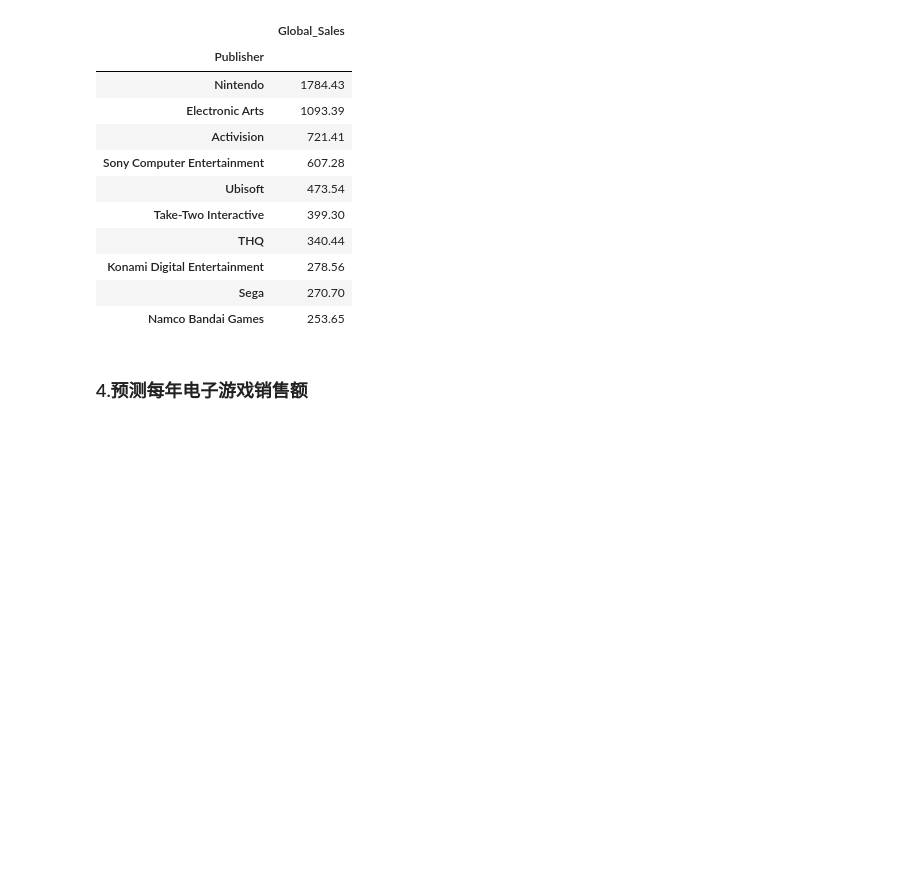
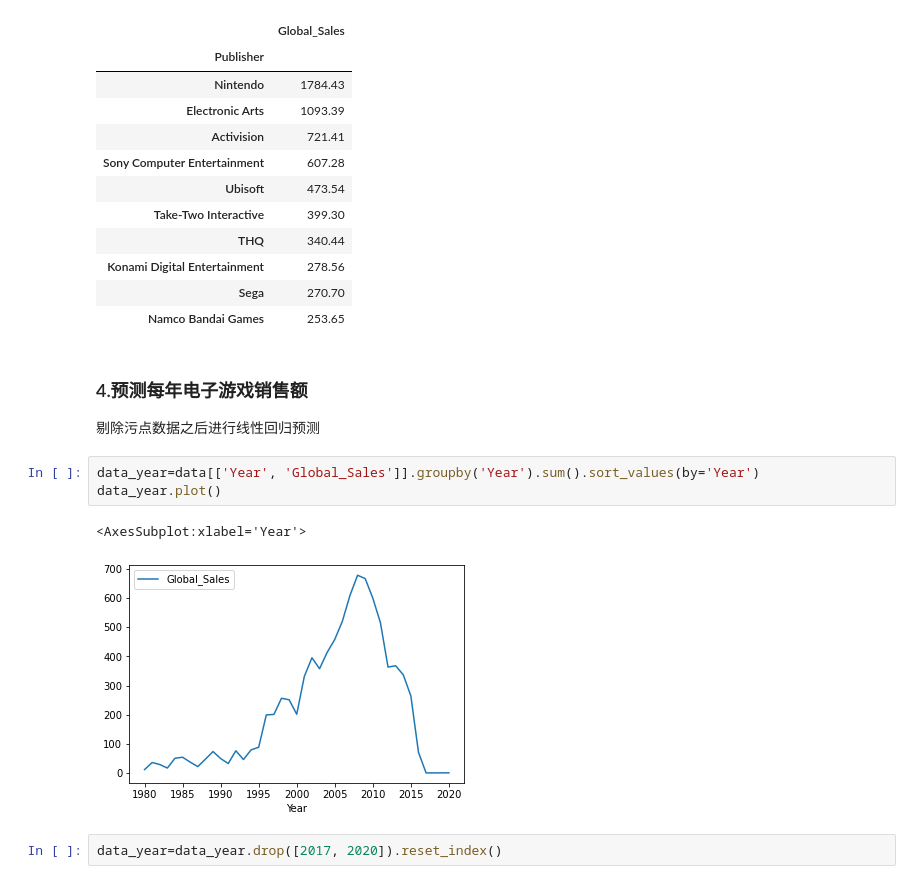
Before and after one commit to tenkeyseven/DataMining-Course-of-BIT, a Jupyter notebook: Assignments-3/video-game-sales.ipynb, the cells around one changed output. Cells and saved outputs as stored; diff of their text form; blank space fills up the shorter version.

Commit message:
🏕 docs: update video-game-sales

```diff
--- a/Assignments-3/video-game-sales.ipynb
+++ b/Assignments-3/video-game-sales.ipynb
@@ -130,3 +131,12 @@ data_publisher.head(10)
 | Namco Bandai Games | 253.65 |
 # %% [markdown]
 ### 4.预测每年电子游戏销售额
+剔除污点数据之后进行线性回归预测
+# %%
+data_year=data[['Year', 'Global_Sales']].groupby('Year').sum().sort_values(by='Year')
+data_year.plot()
+# %% [output]
+<AxesSubplot:xlabel='Year'>
+[figure, added]
+# %%
+data_year=data_year.drop([2017, 2020]).reset_index()
```
Also changed, not shown: parts of 11 cells of this notebook.
